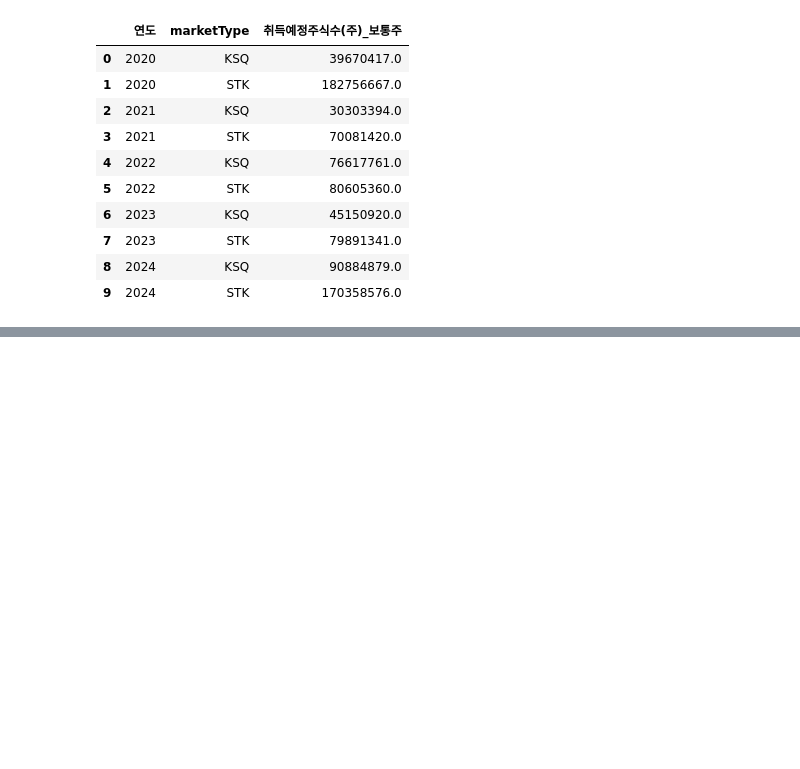
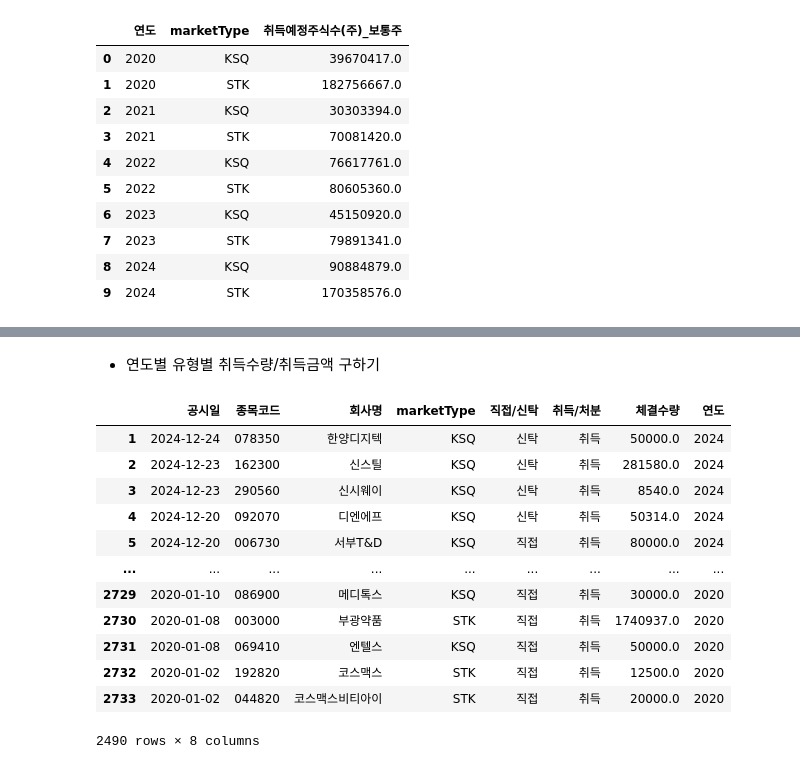
Before and after one commit to beaten-by-the-market/dart_disclosure, a Jupyter notebook: 자사주_소각KIND.ipynb, the cells around one changed output, grey strips where cells are left out. Saved outputs shown, nothing was run; the diff lists cells and outputs as text; code cells hidden in the pictures; blank space fills up the shorter version.

```diff
--- a/자사주_소각KIND.ipynb
+++ b/자사주_소각KIND.ipynb
@@ -530,0 +676,44 @@ plt.show()
+# %% [markdown]
+* 연도별 유형별 취득수량/취득금액 구하기
+# %%
+# df_listed DataFrame 사용하여 연도별 유형별 취득수량/처분수량
+# '공시일' 칼럼을 날짜형태로 변환
+df_buyback['공시일'] = pd.to_datetime(df_buyback['공시일'])
+
+# '공시일' 칼럼에서 연도를 뽑아내기
+df_buyback['연도'] = df_buyback['공시일'].dt.year
+
+# 필요한 칼럼만 남기기
+df_buyback = df_buyback[['공시일', '종목코드', '종목명', '시장구분', '직접/신탁', '취득/처분', '체결내역(누계)_수량','연도']]
+
+# 칼럼명 변경
+df_buyback.columns = ['공시일', '종목코드', '회사명', 'marketType', '직접/신탁', '취득/처분', '체결수량', '연도']
+
+# 시장구분자 통일
+# 명시적 복사
+df_buyback = df_buyback.copy()
+
+# marketType 변경
+df_buyback.loc[df_buyback['marketType'] == 'KOSPI', 'marketType'] = 'STK'
+df_buyback.loc[df_buyback['marketType'] == 'KOSDAQ', 'marketType'] = 'KSQ'
+
+# 시장구분: 유가
+# 취득
+con = df_buyback['취득/처분'] == '취득'
+df_buyback = df_buyback[con]
+
+df_buyback
+# %% [output]
+|  | 공시일 | 종목코드 | 회사명 | marketType | 직접/신탁 | 취득/처분 | 체결수량 | 연도 |
+| 1 | 2024-12-24 | 078350 | 한양디지텍 | KSQ | 신탁 | 취득 | 50000.0 | 2024 |
+| 2 | 2024-12-23 | 162300 | 신스틸 | KSQ | 신탁 | 취득 | 281580.0 | 2024 |
+| 3 | 2024-12-23 | 290560 | 신시웨이 | KSQ | 신탁 | 취득 | 8540.0 | 2024 |
+| 4 | 2024-12-20 | 092070 | 디엔에프 | KSQ | 신탁 | 취득 | 50314.0 | 2024 |
+| 5 | 2024-12-20 | 006730 | 서부T&D | KSQ | 직접 | 취득 | 80000.0 | 2024 |
+| ... | ... | ... | ... | ... | ... | ... | ... | ... |
+| 2729 | 2020-01-10 | 086900 | 메디톡스 | KSQ | 직접 | 취득 | 30000.0 | 2020 |
+| 2730 | 2020-01-08 | 003000 | 부광약품 | STK | 직접 | 취득 | 1740937.0 | 2020 |
+| 2731 | 2020-01-08 | 069410 | 엔텔스 | KSQ | 직접 | 취득 | 50000.0 | 2020 |
+| 2732 | 2020-01-02 | 192820 | 코스맥스 | STK | 직접 | 취득 | 12500.0 | 2020 |
+| 2733 | 2020-01-02 | 044820 | 코스맥스비티아이 | STK | 직접 | 취득 | 20000.0 | 2020 |
+2490 rows × 8 columns
```
Also changed, not shown: parts of 27 cells of this notebook.
